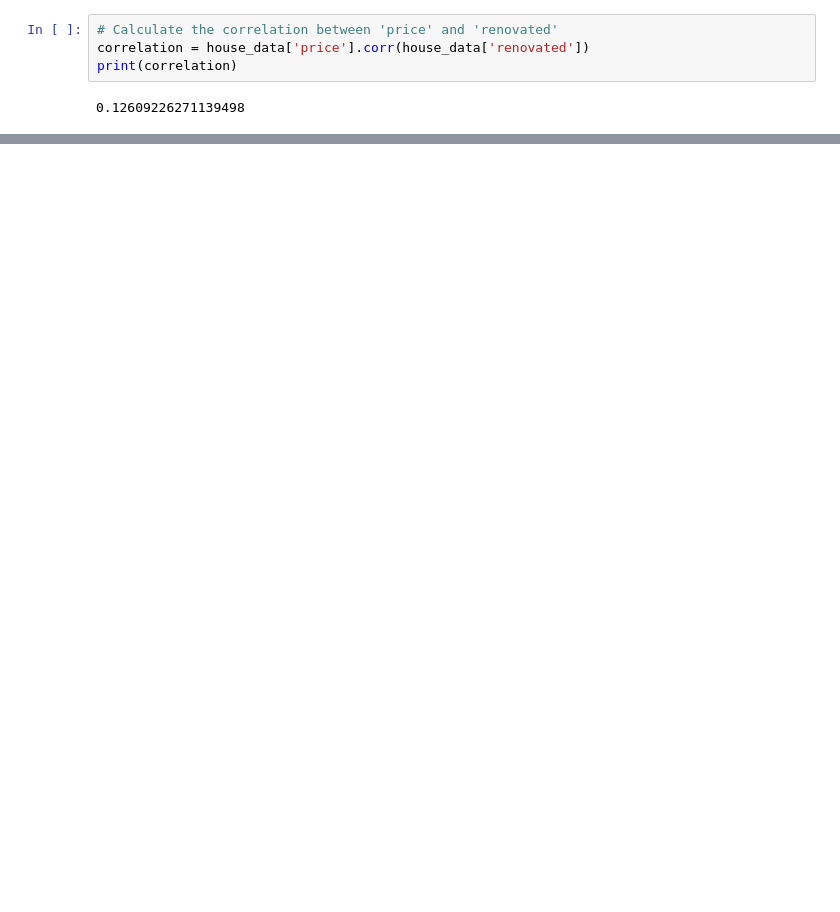
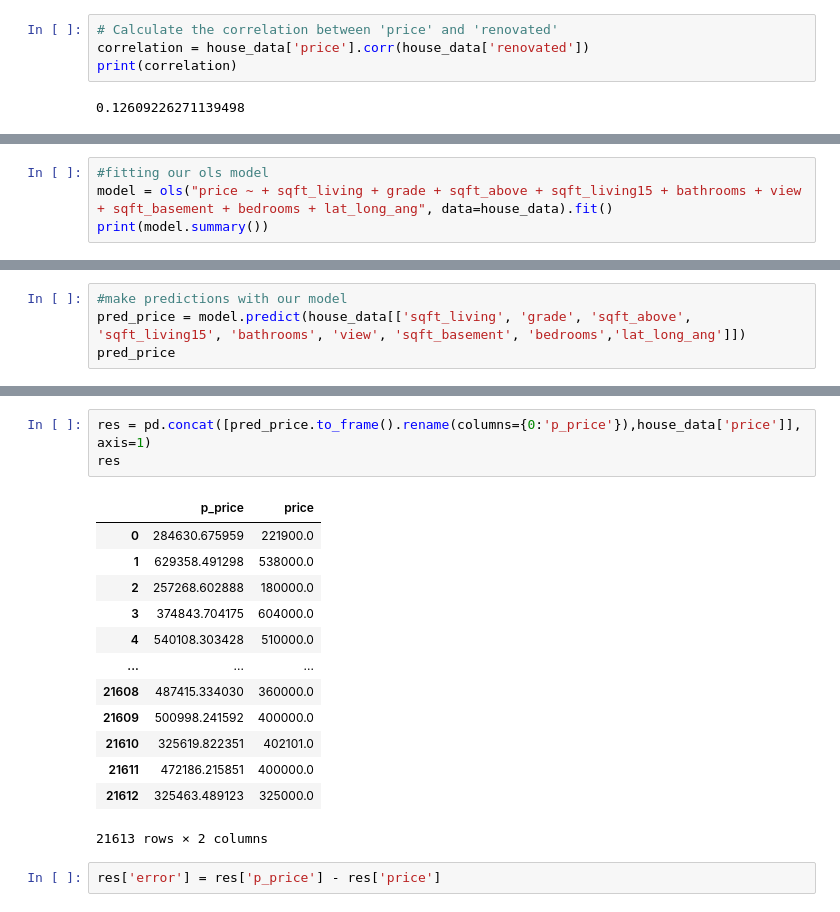
Before and after one commit to Pelumioluwa/Data-Science-Projects, a Jupyter notebook: Code /Price_Predictor.ipynb, the cells around one changed output, grey strips where cells are left out. Saved outputs shown, nothing was run; the diff lists cells and outputs as text; blank space fills up the shorter version.

```diff
--- a/Code /Price_Predictor.ipynb
+++ b/Code /Price_Predictor.ipynb
@@ -447,0 +325,4 @@ memory usage: 3.5 MB
+# %%
+#fitting our ols model
+model = ols("price ~ + sqft_living + grade + sqft_above + sqft_living15 + bathrooms + view + sqft_basement + bedrooms + lat_long_ang", data=house_data).fit()
+print(model.summary())
@@ -447,0 +347,4 @@ memory usage: 3.5 MB
+# %%
+#make predictions with our model
+pred_price = model.predict(house_data[['sqft_living', 'grade', 'sqft_above', 'sqft_living15', 'bathrooms', 'view', 'sqft_basement', 'bedrooms','lat_long_ang']])
+pred_price
@@ -447,0 +364,19 @@ memory usage: 3.5 MB
+# %%
+res = pd.concat([pred_price.to_frame().rename(columns={0:'p_price'}),house_data['price']], axis=1)
+res
+# %% [output]
+|  | p_price | price |
+| 0 | 284630.675959 | 221900.0 |
+| 1 | 629358.491298 | 538000.0 |
+| 2 | 257268.602888 | 180000.0 |
+| 3 | 374843.704175 | 604000.0 |
+| 4 | 540108.303428 | 510000.0 |
+| ... | ... | ... |
+| 21608 | 487415.334030 | 360000.0 |
+| 21609 | 500998.241592 | 400000.0 |
+| 21610 | 325619.822351 | 402101.0 |
+| 21611 | 472186.215851 | 400000.0 |
+| 21612 | 325463.489123 | 325000.0 |
+21613 rows × 2 columns
+# %%
+res['error'] = res['p_price'] - res['price']
```
Also changed, not shown: parts of 23 cells of this notebook.
